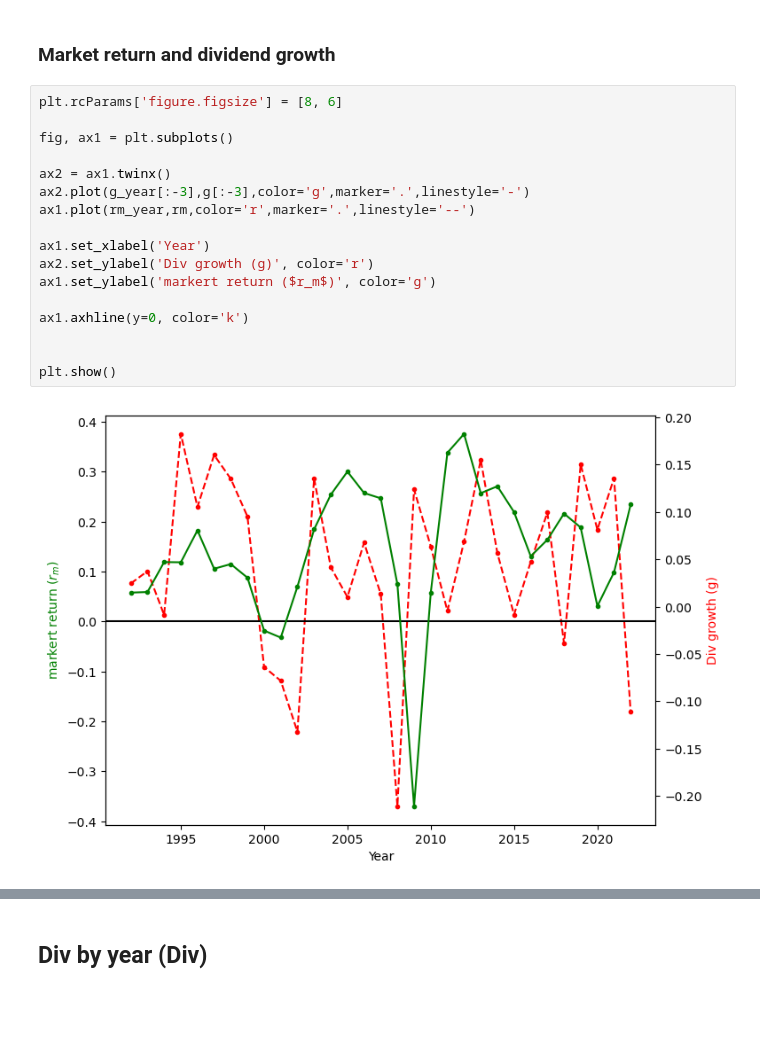
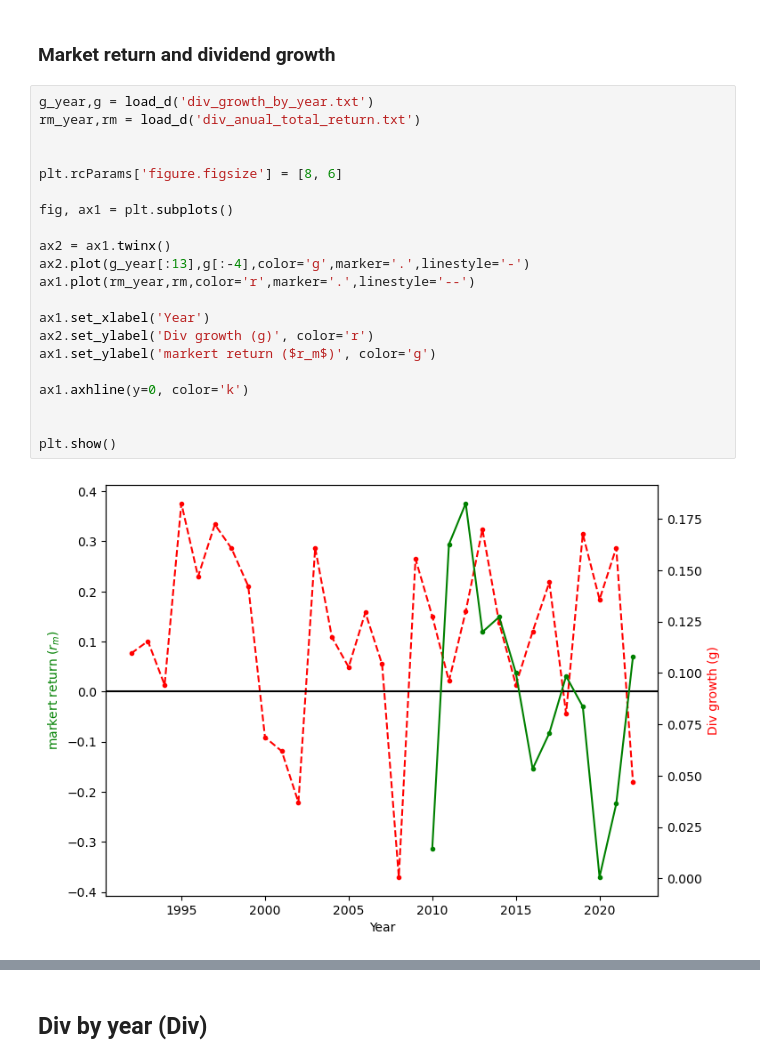
Before and after one commit to notmuchgeek/y3_BPES_cw01, a Jupyter notebook: cw01_main.ipynb, the cells around one changed output, grey strips where cells are left out. Saved outputs shown, nothing was run; the diff lists cells and outputs as text; blank space fills up the shorter version.

```diff
--- a/cw01_main.ipynb
+++ b/cw01_main.ipynb
@@ -78,21 +78,25 @@ Text(0, 0.5, 'markert return ($r_m$)')
 # %% [markdown]
 ### Market return and dividend growth
 # %%
+g_year,g = load_d('div_growth_by_year.txt')
+rm_year,rm = load_d('div_anual_total_return.txt')
+
+
 plt.rcParams['figure.figsize'] = [8, 6]
 
 fig, ax1 = plt.subplots()
 
 ax2 = ax1.twinx()
-ax2.plot(g_year[:-3],g[:-3],color='g',marker='.',linestyle='-')
+ax2.plot(g_year[:13],g[:-4],color='g',marker='.',linestyle='-')
 ax1.plot(rm_year,rm,color='r',marker='.',linestyle='--')
 
 ax1.set_xlabel('Year')
 ax2.set_ylabel('Div growth (g)', color='r')
 ax1.set_ylabel('markert return ($r_m$)', color='g')
 
 ax1.axhline(y=0, color='k')
 
 
 plt.show()
 # %% [output]
-[figure, old version]
+[figure, new version]
```
Also changed, not shown: parts of 14 cells of this notebook, 1 other file.
